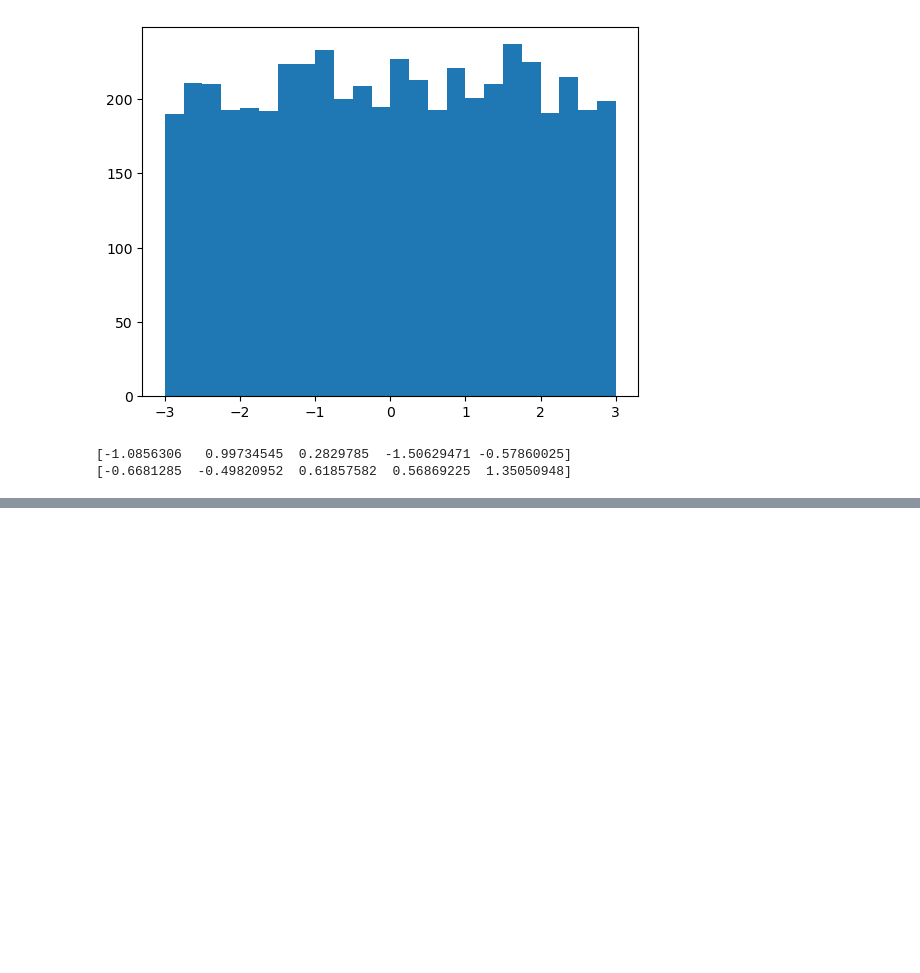
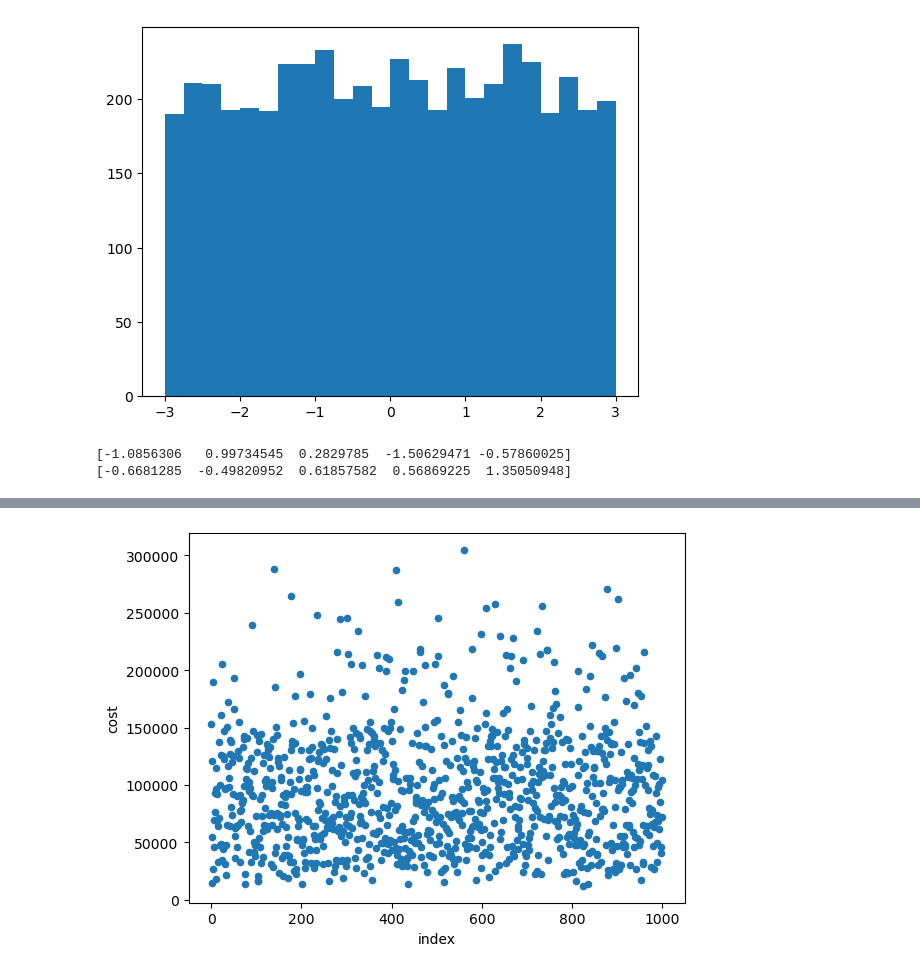
Before and after one commit to saalssall/Statistics_In_Python, a Jupyter notebook: Sampling.ipynb, the cells around one changed output, grey strips where cells are left out. Saved outputs shown, nothing was run; the diff lists cells and outputs as text; code cells hidden in the pictures; blank space fills up the shorter version.

Commit message:
Add systematic and simple random sampling

```diff
--- a/Sampling.ipynb
+++ b/Sampling.ipynb
@@ -131,0 +208,12 @@ print(y)
+# %%
+# Shuffle the rows of sales_df (systematic sampling with shuffling)
+sales_shuffled = sales_df.sample(frac=1)
+
+# Reset the row indexes and create an index column
+sales_shuffled = sales_shuffled.reset_index(drop=True).reset_index()
+
+# Plot cost vs. index for sales_shuffled
+sales_shuffled.plot(x="index", y="cost", kind="scatter")
+plt.show()
+# %% [output]
+[figure, added]
```
Also changed, not shown: parts of 4 cells of this notebook.
